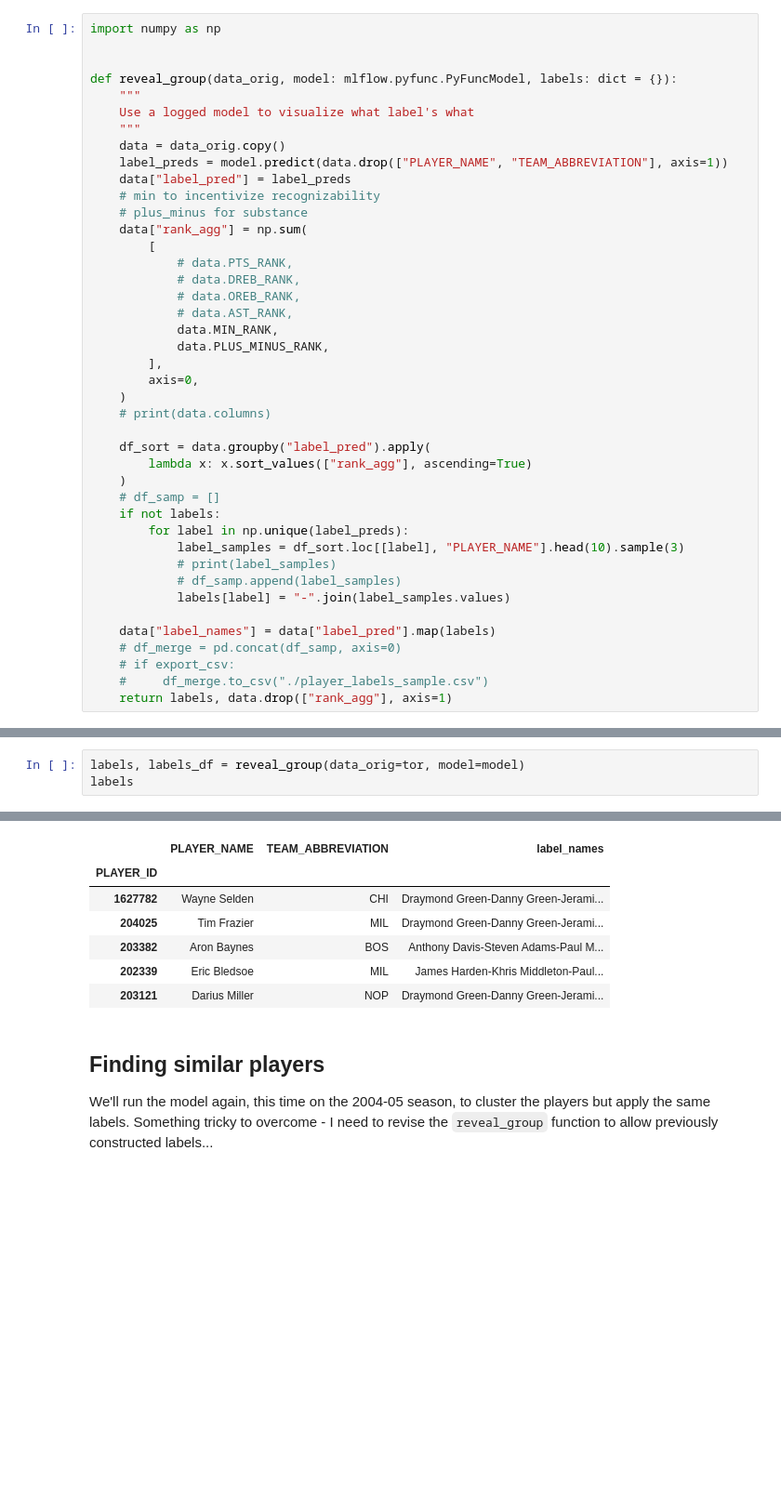
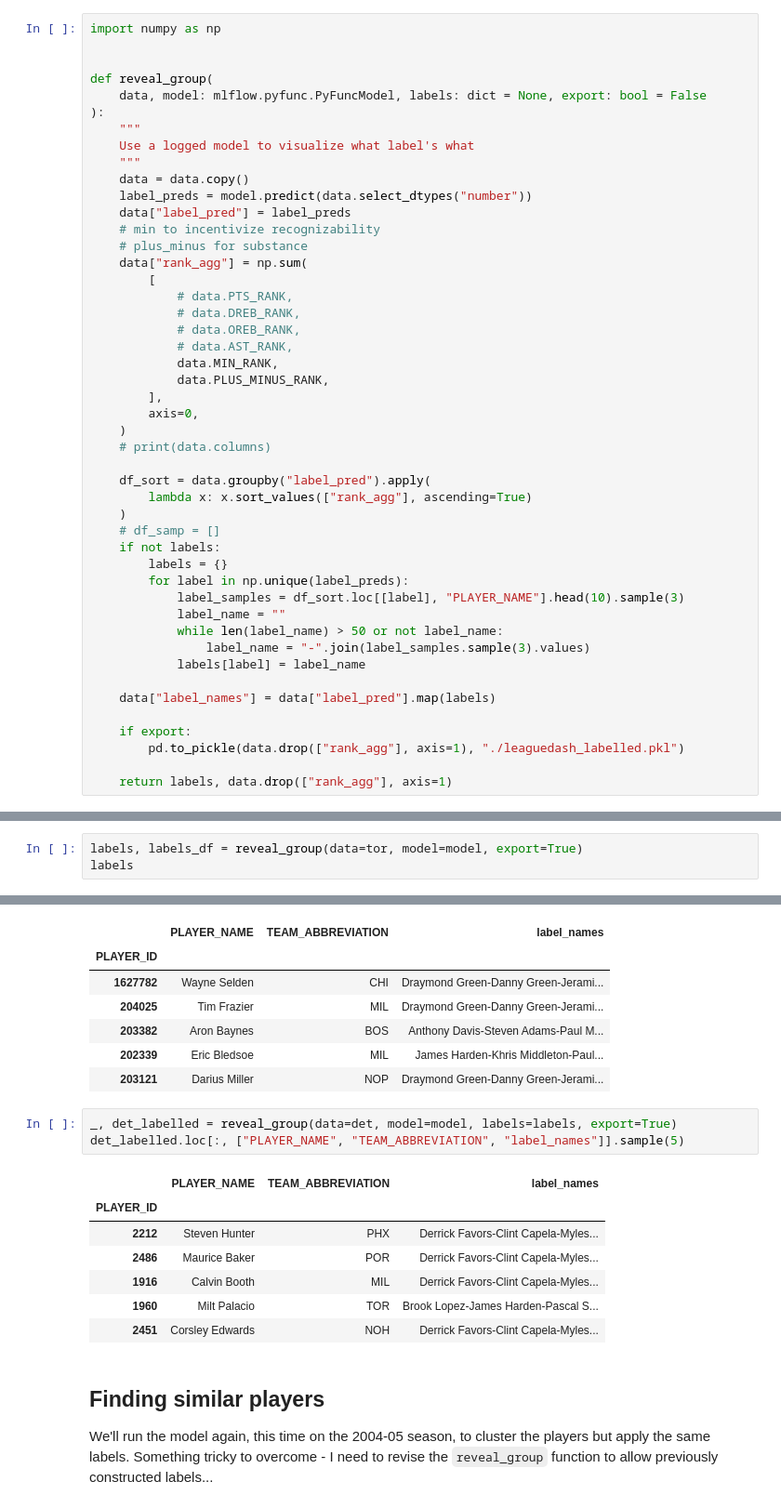
Before and after one commit to vykuang/nba-stats-streamlit, a Jupyter notebook: notebooks/model_league.ipynb, the cells around one changed output, grey strips where cells are left out. Shown at 93% size. Saved outputs shown, nothing was run; the diff lists cells and outputs as text; blank space fills up the shorter version.

```diff
--- a/notebooks/model_league.ipynb
+++ b/notebooks/model_league.ipynb
@@ -106,12 +106,14 @@ selected model URI: ./mlruns/2/140228bd53c146b291babded0251bf9a/artifacts/model
 import numpy as np
 
 
-def reveal_group(data_orig, model: mlflow.pyfunc.PyFuncModel, labels: dict = {}):
+def reveal_group(
+    data, model: mlflow.pyfunc.PyFuncModel, labels: dict = None, export: bool = False
+):
     """
     Use a logged model to visualize what label's what
     """
-    data = data_orig.copy()
-    label_preds = model.predict(data.drop(["PLAYER_NAME", "TEAM_ABBREVIATION"], axis=1))
+    data = data.copy()
+    label_preds = model.predict(data.select_dtypes("number"))
     data["label_pred"] = label_preds
     # min to incentivize recognizability
     # plus_minus for substance
@@ -133,14 +135,17 @@ def reveal_group(data_orig, model: mlflow.pyfunc.PyFuncModel, labels: dict = {})
     )
     # df_samp = []
     if not labels:
+        labels = {}
         for label in np.unique(label_preds):
             label_samples = df_sort.loc[[label], "PLAYER_NAME"].head(10).sample(3)
-            # print(label_samples)
-            # df_samp.append(label_samples)
-            labels[label] = "-".join(label_samples.values)
+            label_name = ""
+            while len(label_name) > 50 or not label_name:
+                label_name = "-".join(label_samples.sample(3).values)
+            labels[label] = label_name
 
     data["label_names"] = data["label_pred"].map(labels)
-    # df_merge = pd.concat(df_samp, axis=0)
-    # if export_csv:
-    #     df_merge.to_csv("./player_labels_sample.csv")
+
+    if export:
+        pd.to_pickle(data.drop(["rank_agg"], axis=1), "./leaguedash_labelled.pkl")
+
     return labels, data.drop(["rank_agg"], axis=1)
@@ -153,4 +152,4 @@ empty!
 # %%
-labels, labels_df = reveal_group(data_orig=tor, model=model)
+labels, labels_df = reveal_group(data=tor, model=model, export=True)
 labels
 # %% [output]
@@ -167,6 +166,17 @@ labels_df.loc[:, ["PLAYER_NAME", "TEAM_ABBREVIATION", "label_names"]].sample(5)
 | 203382 | Aron Baynes | BOS | Anthony Davis-Steven Adams-Paul M... |
 | 202339 | Eric Bledsoe | MIL | James Harden-Khris Middleton-Paul... |
 | 203121 | Darius Miller | NOP | Draymond Green-Danny Green-Jerami... |
+# %%
+_, det_labelled = reveal_group(data=det, model=model, labels=labels, export=True)
+det_labelled.loc[:, ["PLAYER_NAME", "TEAM_ABBREVIATION", "label_names"]].sample(5)
+# %% [output]
+|  | PLAYER_NAME | TEAM_ABBREVIATION | label_names |
+| PLAYER_ID |  |  |  |
+| 2212 | Steven Hunter | PHX | Derrick Favors-Clint Capela-Myles... |
+| 2486 | Maurice Baker | POR | Derrick Favors-Clint Capela-Myles... |
+| 1916 | Calvin Booth | MIL | Derrick Favors-Clint Capela-Myles... |
+| 1960 | Milt Palacio | TOR | Brook Lopez-James Harden-Pascal S... |
+| 2451 | Corsley Edwards | NOH | Derrick Favors-Clint Capela-Myles... |
 # %% [markdown]
 ## Finding similar players
 
```
Also changed, not shown: parts of 4 cells of this notebook, 1 other file.
